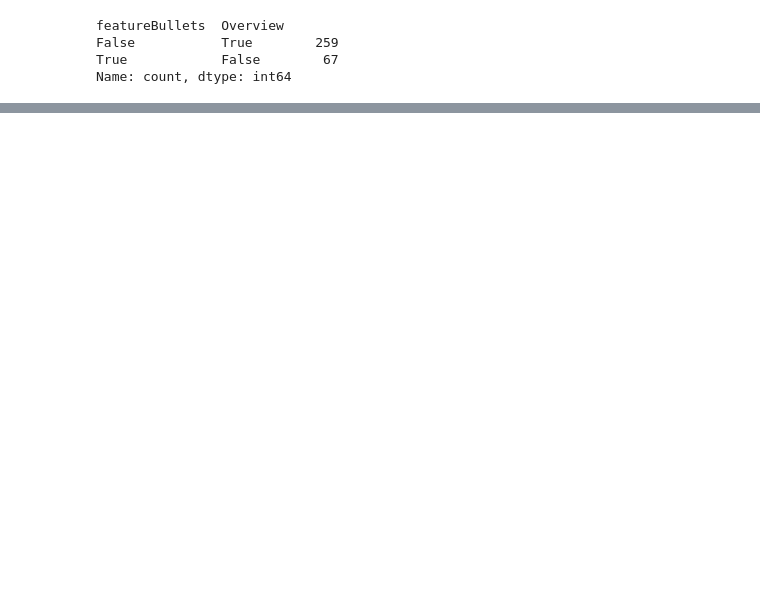
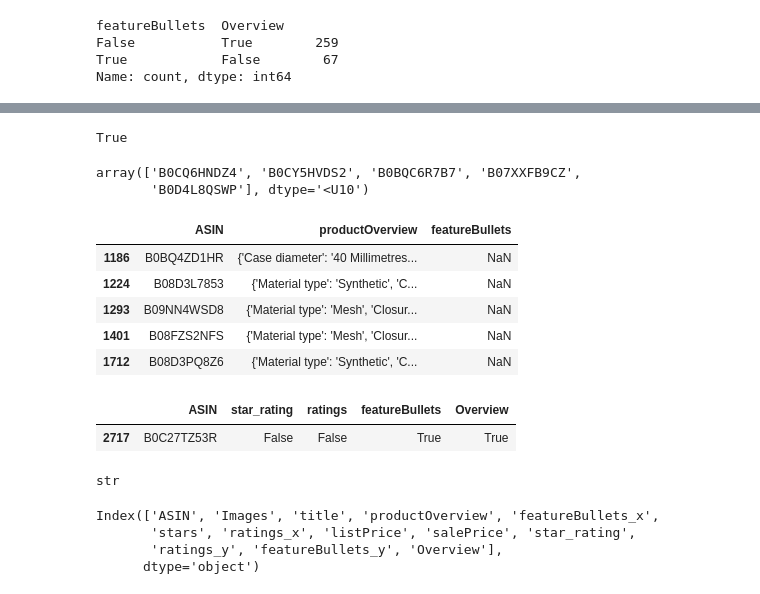
Before and after one commit to Theistic-guy/Ada, a Jupyter notebook: aryaman/notebooks/web_scraping/scraping_missing_details.ipynb, the cells around one changed output, grey strips where cells are left out. Drawn from its saved outputs; the diff is of its cells as text; code cells hidden in the pictures; blank space fills up the shorter version.

```diff
--- a/aryaman/notebooks/web_scraping/scraping_missing_details.ipynb
+++ b/aryaman/notebooks/web_scraping/scraping_missing_details.ipynb
@@ -146,0 +162,4 @@ logging.info(f"missing details flushed to file")
+# %%
+missing_details_update_df[missing_details_update_df['ASIN'].isin(blacklisted_asins_df['blacklisted_asins'])].reset_index(drop=True).equals(missing_details_df[missing_details_df['ASIN'].isin(blacklisted_asins_df['blacklisted_asins'])].reset_index(drop=True))
+# %% [output]
+True
@@ -146,0 +171,19 @@ logging.info(f"missing details flushed to file")
+# %%
+np.random.choice(asins_of_only_overview,5)
+# %% [output]
+array(['B0CQ6HNDZ4', 'B0CY5HVDS2', 'B0BQC6R7B7', 'B07XXFB9CZ',
+       'B0D4L8QSWP'], dtype='<U10')
+# %%
+missing_details_df[missing_details_df]
+# %% [output]
+|  | ASIN | productOverview | featureBullets |
+| 1186 | B0BQ4ZD1HR | {'Case diameter': '40 Millimetres... | NaN |
+| 1224 | B08D3L7853 | {'Material type': 'Synthetic', 'C... | NaN |
+| 1293 | B09NN4WSD8 | {'Material type': 'Mesh', 'Closur... | NaN |
+| 1401 | B08FZS2NFS | {'Material type': 'Mesh', 'Closur... | NaN |
+| 1712 | B08D3PQ8Z6 | {'Material type': 'Synthetic', 'C... | NaN |
+# %%
+missing_details_df[missing_details_df['ASIN']=='B0C27TZ53R']
+# %% [output]
+|  | ASIN | star_rating | ratings | featureBullets | Overview |
+| 2717 | B0C27TZ53R | False | False | True | True |
@@ -146,0 +192,11 @@ logging.info(f"missing details flushed to file")
+# %%
+type(joined1['featureBullets_x'][123])
+# %% [output]
+str
+# %%
+joined1.columns
+# %% [output]
+Index(['ASIN', 'Images', 'title', 'productOverview', 'featureBullets_x',
+       'stars', 'ratings_x', 'listPrice', 'salePrice', 'star_rating',
+       'ratings_y', 'featureBullets_y', 'Overview'],
+      dtype='object')
```
Also changed, not shown: parts of 31 cells of this notebook, 10 other files.
